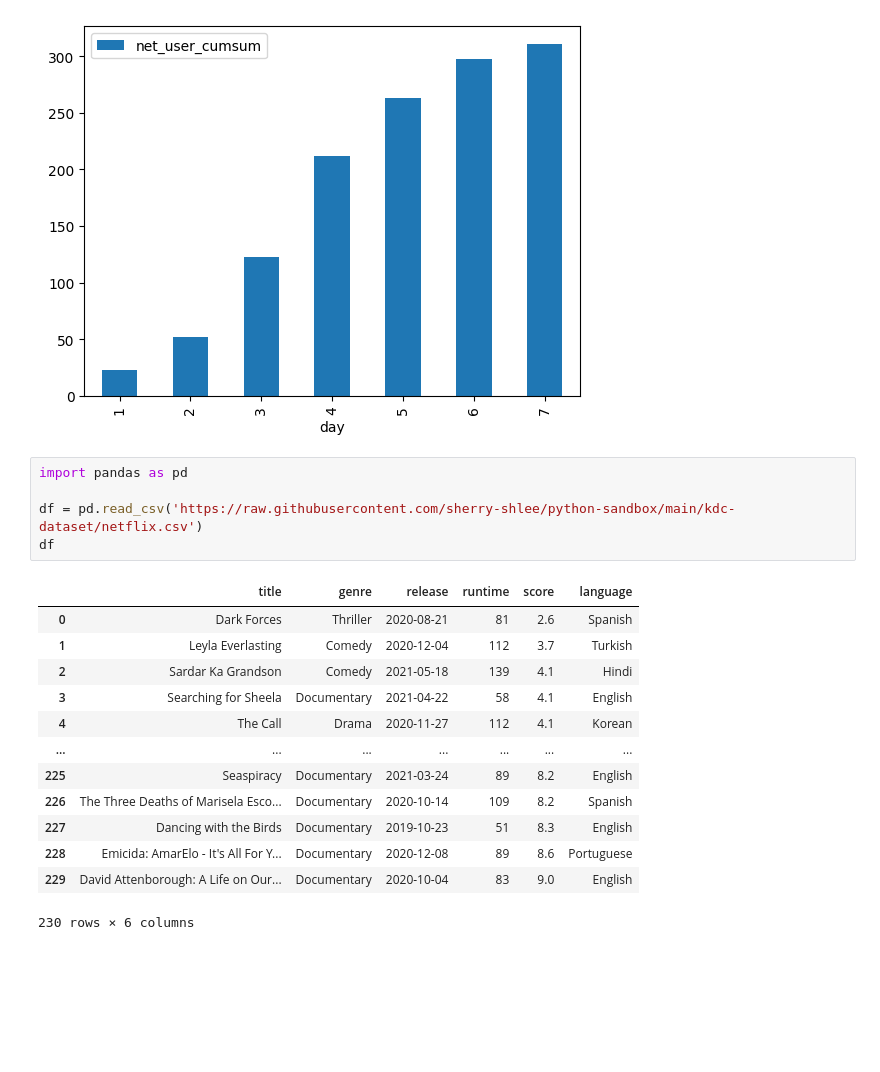
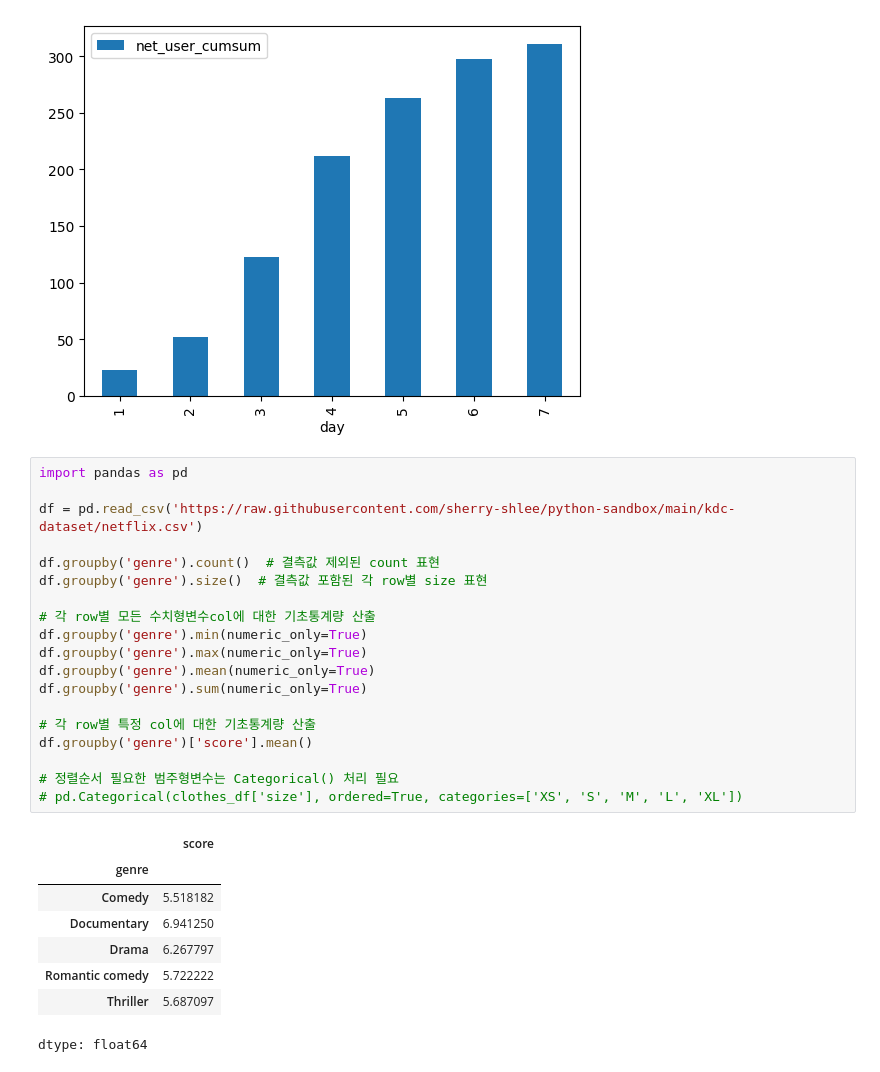
Before and after one commit to sherry-shlee/python-sandbox, a Jupyter notebook: kdc-stat.ipynb, the cells around one changed output. Cells and saved outputs as stored; diff of their text form; blank space fills up the shorter version.

```diff
--- a/kdc-stat.ipynb
+++ b/kdc-stat.ipynb
@@ -69,22 +69,31 @@ user_df.plot(x='day', y='net_user_cumsum', kind='bar')
 # %% [output]
 <Axes: xlabel='day'>
 [figure]
-# %%
-import pandas as pd
-
-df = pd.read_csv('https://raw.githubusercontent.com/sherry-shlee/python-sandbox/main/kdc-dataset/netflix.csv')
-df
-# %% [output]
-|  | title | genre | release | runtime | score | language |
-| 0 | Dark Forces | Thriller | 2020-08-21 | 81 | 2.6 | Spanish |
-| 1 | Leyla Everlasting | Comedy | 2020-12-04 | 112 | 3.7 | Turkish |
-| 2 | Sardar Ka Grandson | Comedy | 2021-05-18 | 139 | 4.1 | Hindi |
-| 3 | Searching for Sheela | Documentary | 2021-04-22 | 58 | 4.1 | English |
-| 4 | The Call | Drama | 2020-11-27 | 112 | 4.1 | Korean |
-| ... | ... | ... | ... | ... | ... | ... |
-| 225 | Seaspiracy | Documentary | 2021-03-24 | 89 | 8.2 | English |
-| 226 | The Three Deaths of Marisela Esco... | Documentary | 2020-10-14 | 109 | 8.2 | Spanish |
-| 227 | Dancing with the Birds | Documentary | 2019-10-23 | 51 | 8.3 | English |
-| 228 | Emicida: AmarElo - It's All For Y... | Documentary | 2020-12-08 | 89 | 8.6 | Portuguese |
-| 229 | David Attenborough: A Life on Our... | Documentary | 2020-10-04 | 83 | 9.0 | English |
-230 rows × 6 columns
+# %%
+import pandas as pd
+
+df = pd.read_csv('https://raw.githubusercontent.com/sherry-shlee/python-sandbox/main/kdc-dataset/netflix.csv')
+
+df.groupby('genre').count()  # 결측값 제외된 count 표현
+df.groupby('genre').size()  # 결측값 포함된 각 row별 size 표현
+
+# 각 row별 모든 수치형변수col에 대한 기초통계량 산출
+df.groupby('genre').min(numeric_only=True)
+df.groupby('genre').max(numeric_only=True)
+df.groupby('genre').mean(numeric_only=True)
+df.groupby('genre').sum(numeric_only=True)
+
+# 각 row별 특정 col에 대한 기초통계량 산출
+df.groupby('genre')['score'].mean()
+
+# 정렬순서 필요한 범주형변수는 Categorical() 처리 필요
+# pd.Categorical(clothes_df['size'], ordered=True, categories=['XS', 'S', 'M', 'L', 'XL'])
+# %% [output]
+|  | score |
+| genre |  |
+| Comedy | 5.518182 |
+| Documentary | 6.941250 |
+| Drama | 6.267797 |
+| Romantic comedy | 5.722222 |
+| Thriller | 5.687097 |
+dtype: float64
```
